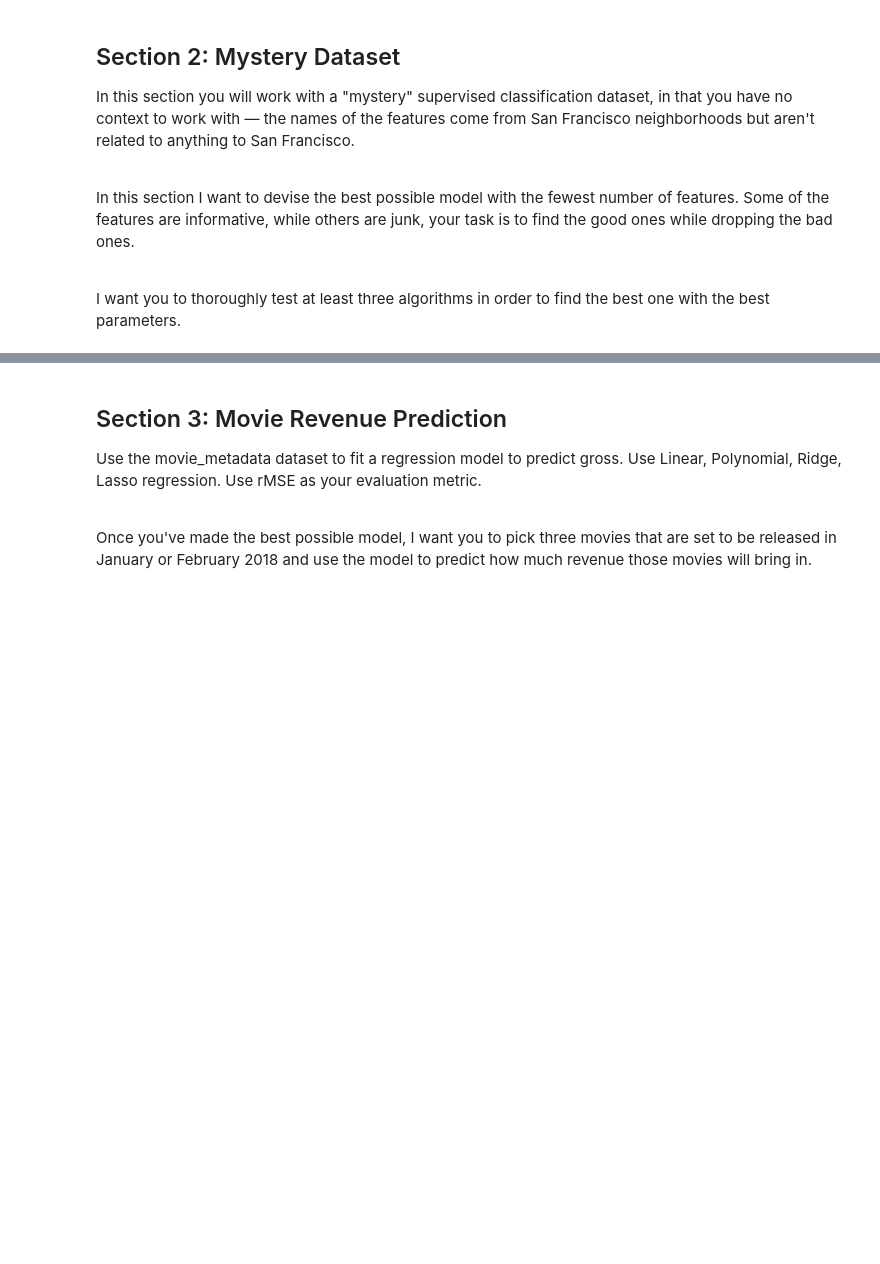
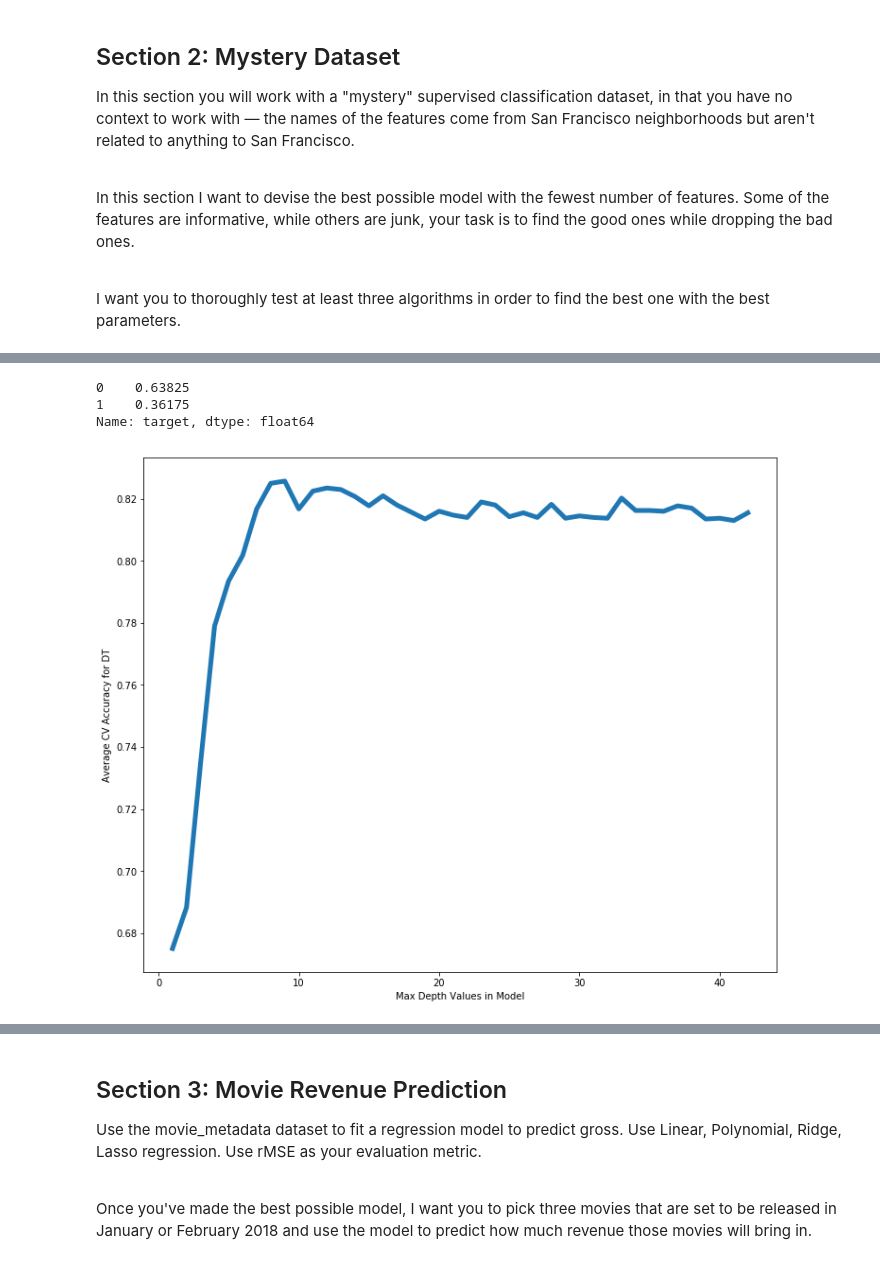
Before and after one commit to shivkish33/DS-SF-40, a Jupyter notebook: homework/Homework Assignment Two.ipynb, the cells around one changed output, grey strips where cells are left out. Cells and saved outputs as stored; diff of their text form; code cells hidden in the pictures; blank space fills up the shorter version.

```diff
--- a/homework/Homework Assignment Two.ipynb
+++ b/homework/Homework Assignment Two.ipynb
@@ -73,0 +446,29 @@ data.head()
+# %%
+data.target.value_counts(normalize=True, ascending = False)
+# %% [output]
+0    0.63825
+1    0.36175
+Name: target, dtype: float64
+# %%
+# DT
+
+#Create X and y variables
+dt_X = data.drop("target", axis=1)
+dt_y = data.target
+
+plt.figure(figsize=(12,10))
+
+depths = range(1, 43)
+
+cv_scores = []
+for i in depths:
+    cv = cross_val_score(DecisionTreeClassifier(max_depth=i), dt_X, dt_y, cv =5, scoring="accuracy")
+    cv_mean = cv.mean()
+    cv_scores.append(cv_mean)
+
+plt.plot(depths, cv_scores, linewidth = 5)
+
+plt.xlabel("Max Depth Values in Model")
+plt.ylabel("Average CV Accuracy for DT");
+# %% [output]
+[figure, added]
```
Also changed, not shown: parts of 82 cells of this notebook.
